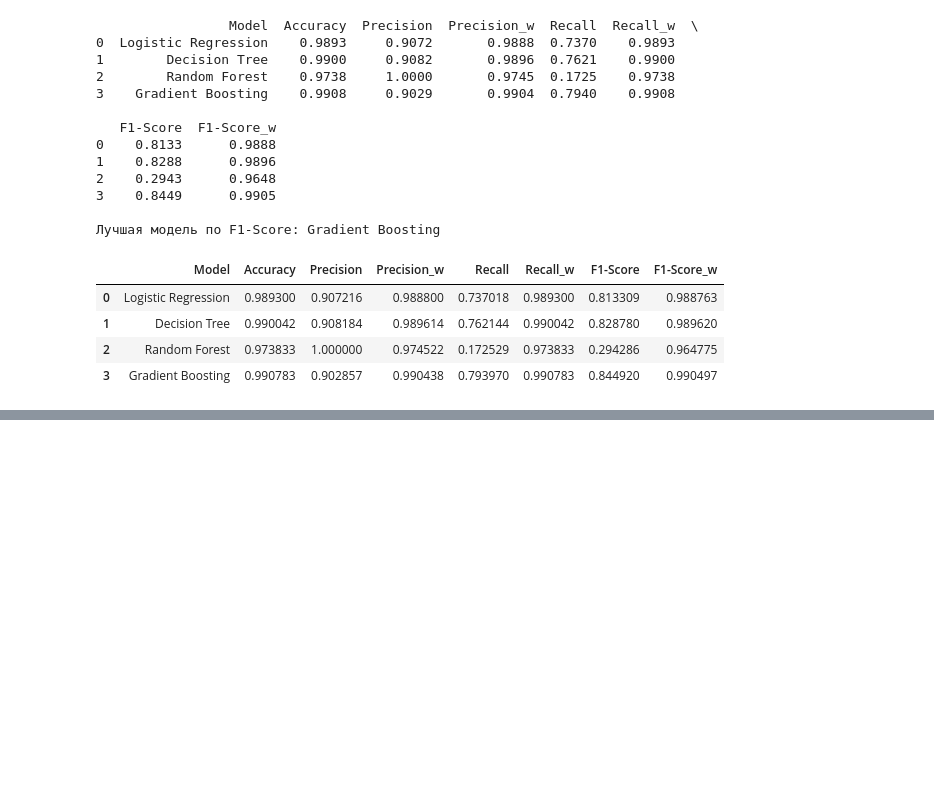
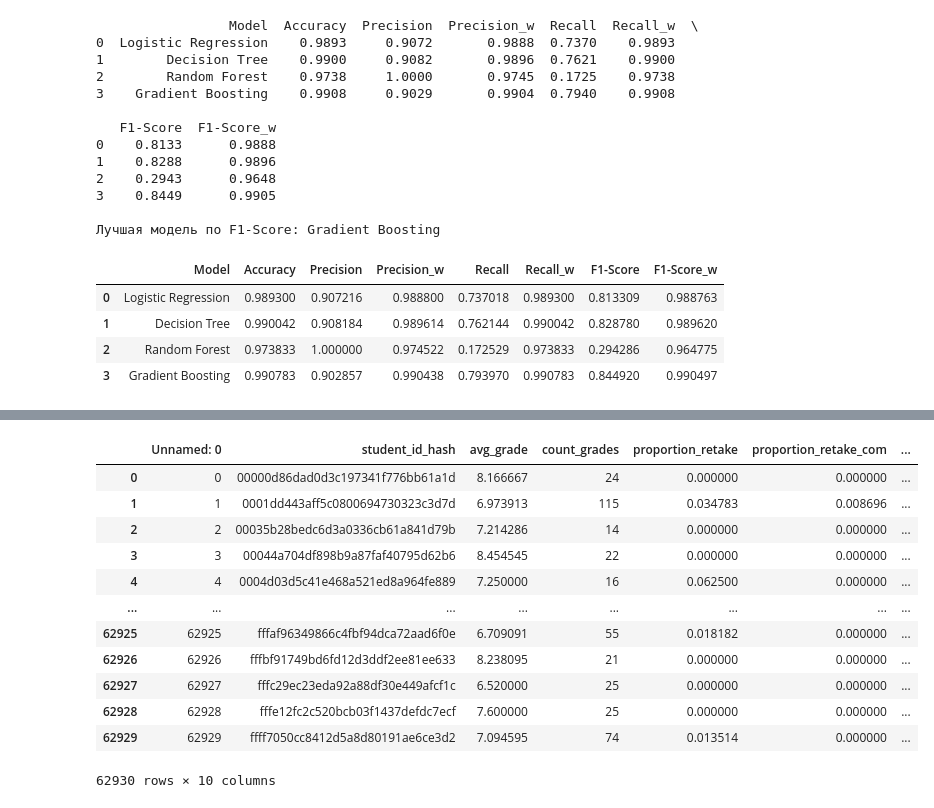
Before and after one commit to arinapa/ml_project_2026, a Jupyter notebook: notebooks/predict_status_optuna.ipynb, the cells around one changed output, grey strips where cells are left out. Drawn from its saved outputs; the diff is of its cells as text; code cells hidden in the pictures; blank space fills up the shorter version.

```diff
--- a/notebooks/predict_status_optuna.ipynb
+++ b/notebooks/predict_status_optuna.ipynb
@@ -446,0 +465,18 @@ results_df
+# %%
+df_encoding = bd.encoding(df_status, 'target', target='student_status')
+# %%
+df_encoding
+# %% [output]
+|  | Unnamed: 0 | student_id_hash | avg_grade | count_grades | proportion_retake | proportion_retake_com | ... |
+| 0 | 0 | 00000d86dad0d3c197341f776bb61a1d | 8.166667 | 24 | 0.000000 | 0.000000 | ... |
+| 1 | 1 | 0001dd443aff5c0800694730323c3d7d | 6.973913 | 115 | 0.034783 | 0.008696 | ... |
+| 2 | 2 | 00035b28bedc6d3a0336cb61a841d79b | 7.214286 | 14 | 0.000000 | 0.000000 | ... |
+| 3 | 3 | 00044a704df898b9a87faf40795d62b6 | 8.454545 | 22 | 0.000000 | 0.000000 | ... |
+| 4 | 4 | 0004d03d5c41e468a521ed8a964fe889 | 7.250000 | 16 | 0.062500 | 0.000000 | ... |
+| ... | ... | ... | ... | ... | ... | ... | ... |
+| 62925 | 62925 | fffaf96349866c4fbf94dca72aad6f0e | 6.709091 | 55 | 0.018182 | 0.000000 | ... |
+| 62926 | 62926 | fffbf91749bd6fd12d3ddf2ee81ee633 | 8.238095 | 21 | 0.000000 | 0.000000 | ... |
+| 62927 | 62927 | fffc29ec23eda92a88df30e449afcf1c | 6.520000 | 25 | 0.000000 | 0.000000 | ... |
+| 62928 | 62928 | fffe12fc2c520bcb03f1437defdc7ecf | 7.600000 | 25 | 0.000000 | 0.000000 | ... |
+| 62929 | 62929 | ffff7050cc8412d5a8d80191ae6ce3d2 | 7.094595 | 74 | 0.013514 | 0.000000 | ... |
+62930 rows × 10 columns
```
Also changed, not shown: parts of 4 cells of this notebook, 1 other file.
